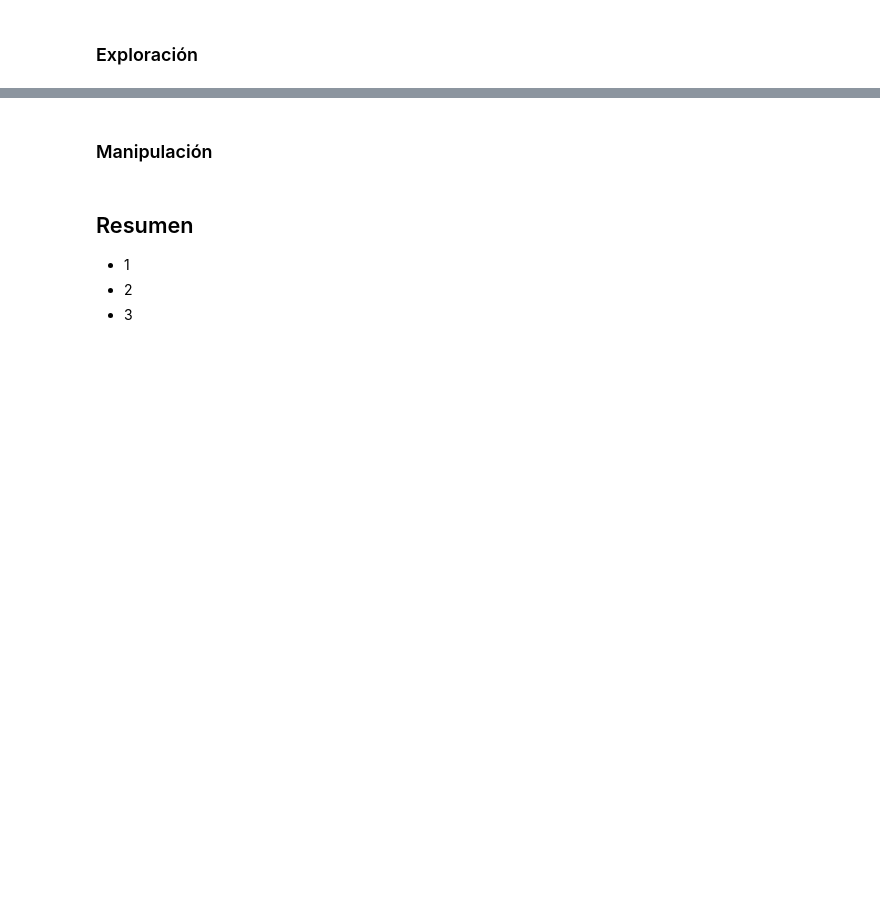
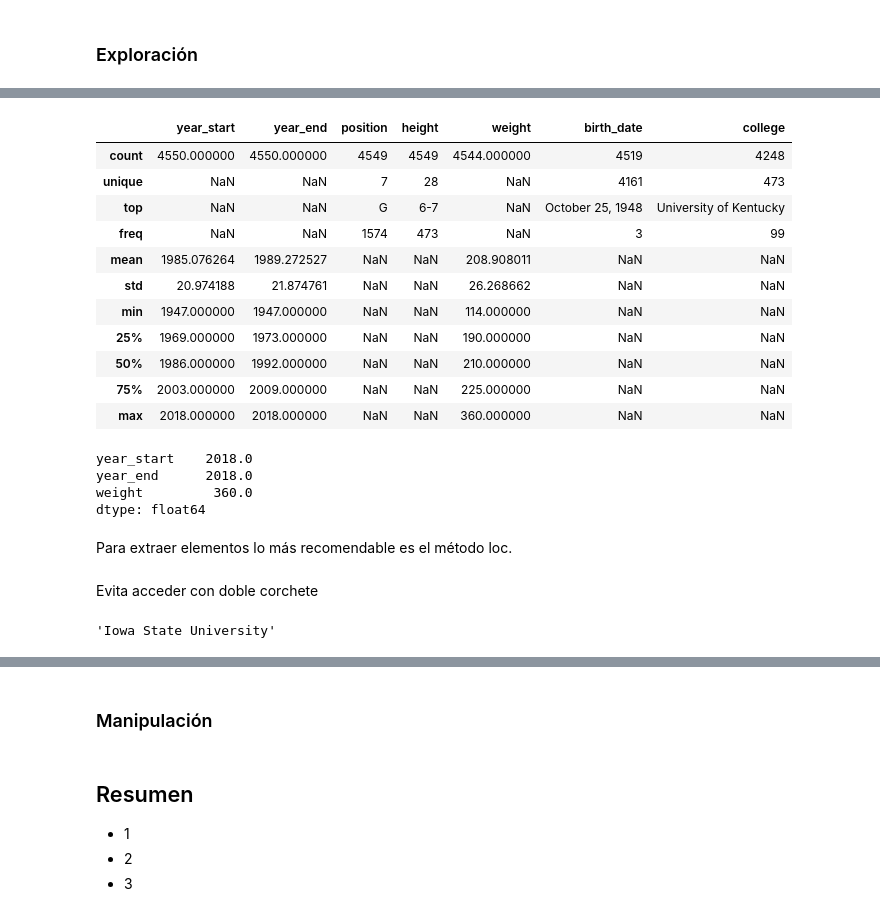
Before and after one commit to sebastiandres/mat281_m01_introduccion, a Jupyter notebook: 04_numpy_and_pandas/04_numpy_and_pandas.ipynb, the cells around one changed output, grey strips where cells are left out. Drawn from its saved outputs; the diff is of its cells as text; code cells hidden in the pictures; blank space fills up the shorter version.

```diff
--- a/04_numpy_and_pandas/04_numpy_and_pandas.ipynb
+++ b/04_numpy_and_pandas/04_numpy_and_pandas.ipynb
@@ -66,0 +342,24 @@ player_data.head()
+# %%
+player_data.describe(include='all')
+# %% [output]
+|  | year_start | year_end | position | height | weight | birth_date | college |
+| count | 4550.000000 | 4550.000000 | 4549 | 4549 | 4544.000000 | 4519 | 4248 |
+| unique | NaN | NaN | 7 | 28 | NaN | 4161 | 473 |
+| top | NaN | NaN | G | 6-7 | NaN | October 25, 1948 | University of Kentucky |
+| freq | NaN | NaN | 1574 | 473 | NaN | 3 | 99 |
+| mean | 1985.076264 | 1989.272527 | NaN | NaN | 208.908011 | NaN | NaN |
+| std | 20.974188 | 21.874761 | NaN | NaN | 26.268662 | NaN | NaN |
+| min | 1947.000000 | 1947.000000 | NaN | NaN | 114.000000 | NaN | NaN |
+| 25% | 1969.000000 | 1973.000000 | NaN | NaN | 190.000000 | NaN | NaN |
+| 50% | 1986.000000 | 1992.000000 | NaN | NaN | 210.000000 | NaN | NaN |
+| 75% | 2003.000000 | 2009.000000 | NaN | NaN | 225.000000 | NaN | NaN |
+| max | 2018.000000 | 2018.000000 | NaN | NaN | 360.000000 | NaN | NaN |
+# %%
+player_data.max()
+# %% [output]
+year_start    2018.0
+year_end      2018.0
+weight         360.0
+dtype: float64
+# %% [markdown]
+Para extraer elementos lo más recomendable es el método loc.
@@ -66,0 +368,6 @@ player_data.head()
+# %% [markdown]
+Evita acceder con doble corchete
+# %%
+player_data['college']['Zaid Abdul-Aziz']
+# %% [output]
+'Iowa State University'
```
Also changed, not shown: parts of 54 cells of this notebook, 2 other files.
